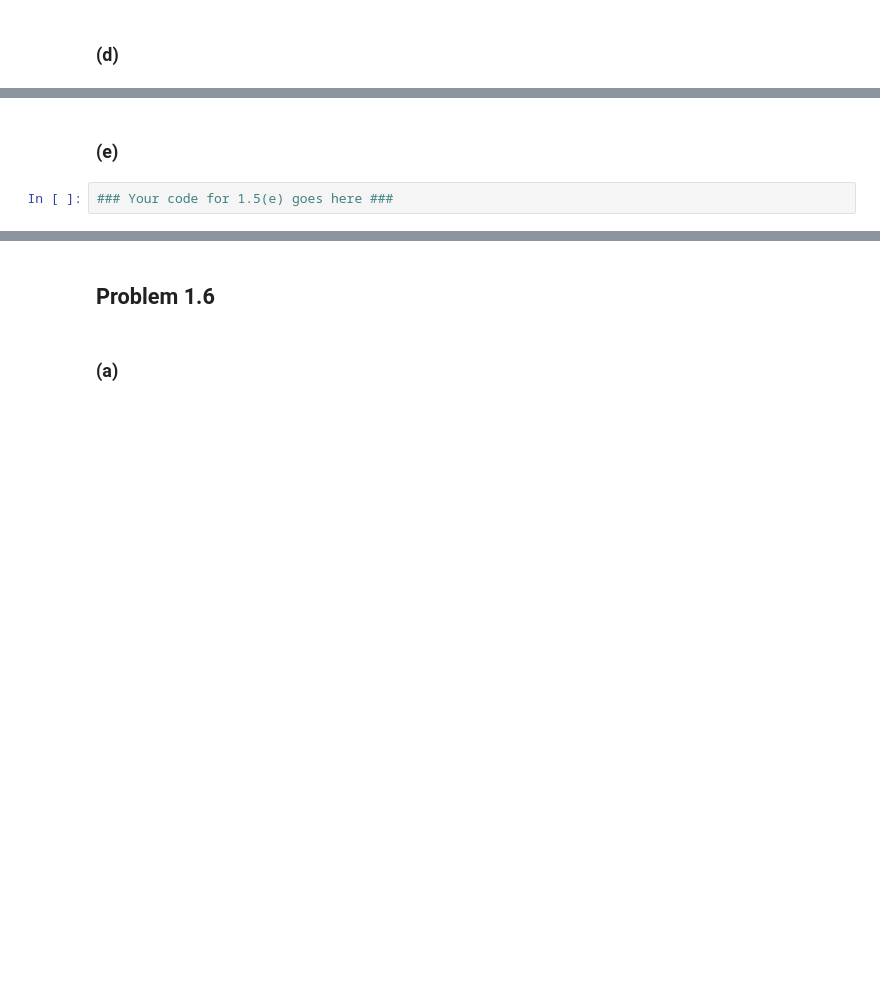
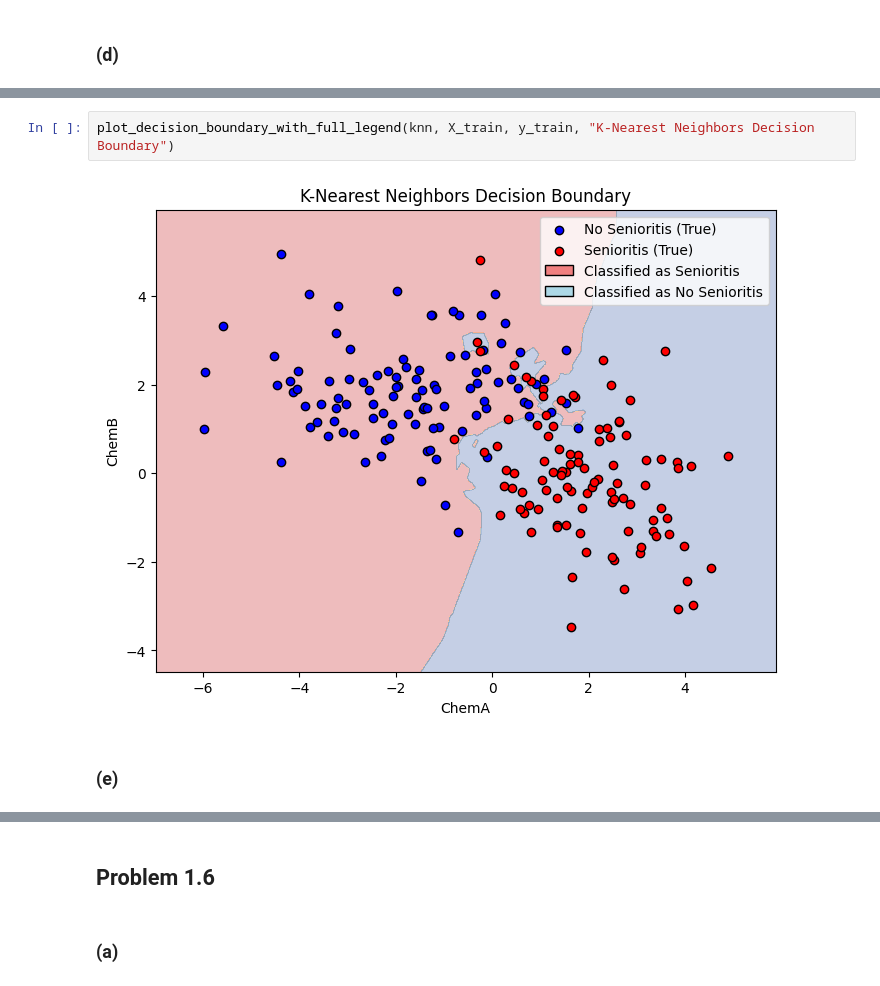
Before and after one commit to ALIENHZ1/ECE_ML, a Jupyter notebook: Exercise_4/Exercise#4_SubmissionTemplate.ipynb, the cells around one changed output, grey strips where cells are left out. Cells and saved outputs as stored; diff of their text form; blank space fills up the shorter version.

```diff
--- a/Exercise_4/Exercise#4_SubmissionTemplate.ipynb
+++ b/Exercise_4/Exercise#4_SubmissionTemplate.ipynb
@@ -313,4 +474,6 @@ _[Your answer for 1.4 goes here]_
+# %%
+plot_decision_boundary_with_full_legend(knn, X_train, y_train, "K-Nearest Neighbors Decision Boundary")
+# %% [output]
+[figure, added]
 # %% [markdown]
 ### (e)
-# %%
-### Your code for 1.5(e) goes here ###
```
Also changed, not shown: parts of 23 cells of this notebook, 3 other files.
